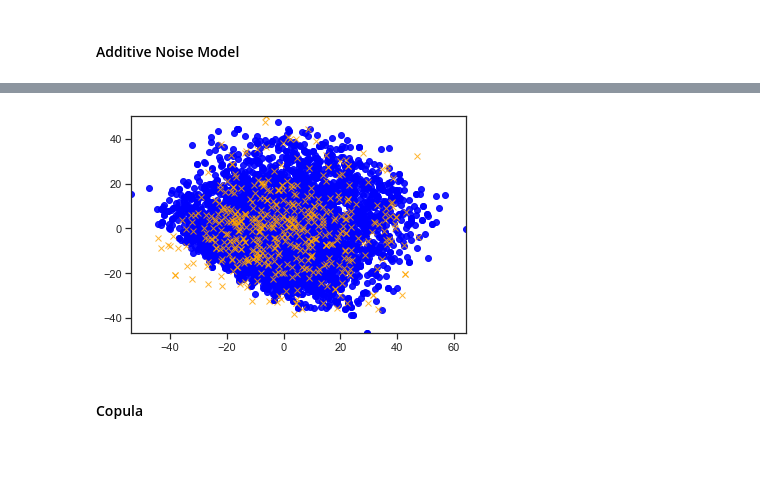
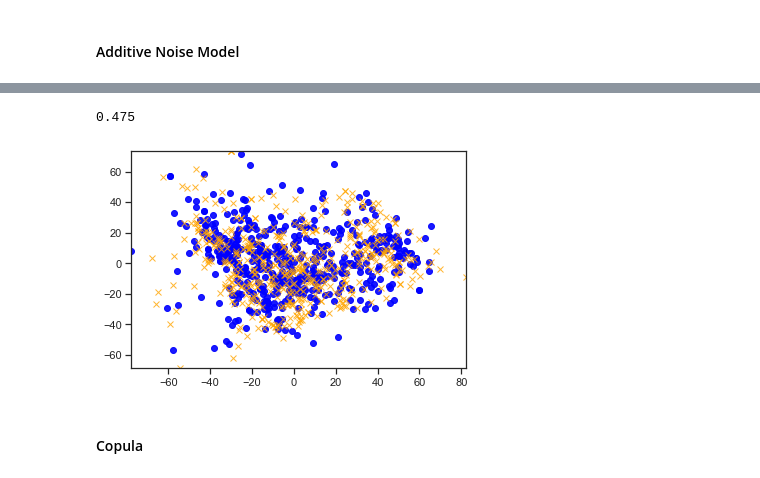
Before and after one commit to Didayolo/autopandas, a Jupyter notebook: AutoPandas_workspace.ipynb, the cells around one changed output, grey strips where cells are left out. Drawn from its saved outputs; the diff is of its cells as text; code cells hidden in the pictures.

```diff
--- a/AutoPandas_workspace.ipynb
+++ b/AutoPandas_workspace.ipynb
@@ -342,9 +348,14 @@ gen.sample(n=5)
+# %%
+gen.sample(n=500) # p=0.8 means 20% of data are original data, so this is overfitting and nnaa can be under 0.5
+ad.metric.nnaa(data[:500], generated)
+# %% [output]
+0.475
 # %%
-pca1 = data.pca(n_components=2)
+pca1 = data.pca(n_components=2)[:500]
 pca2 = gen.sample(n=500).pca(n_components=2)
 pca1.plot(ad=pca2)
 # %% [output]
-[figure, old version]
+[figure, new version]
 # %% [markdown]
 #### Copula
 # %%
```
Also changed, not shown: parts of 4 cells of this notebook, 6 other files.
